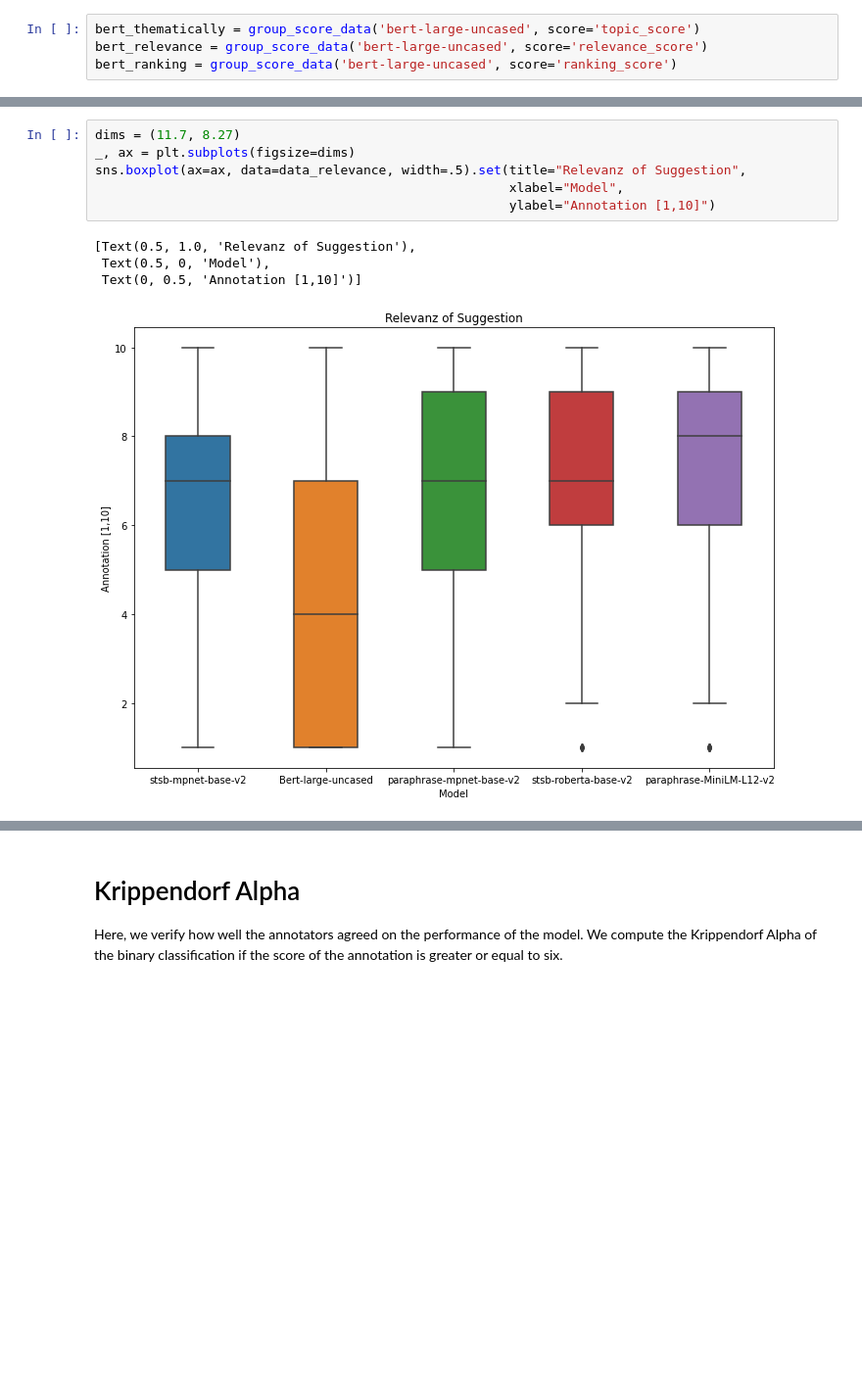
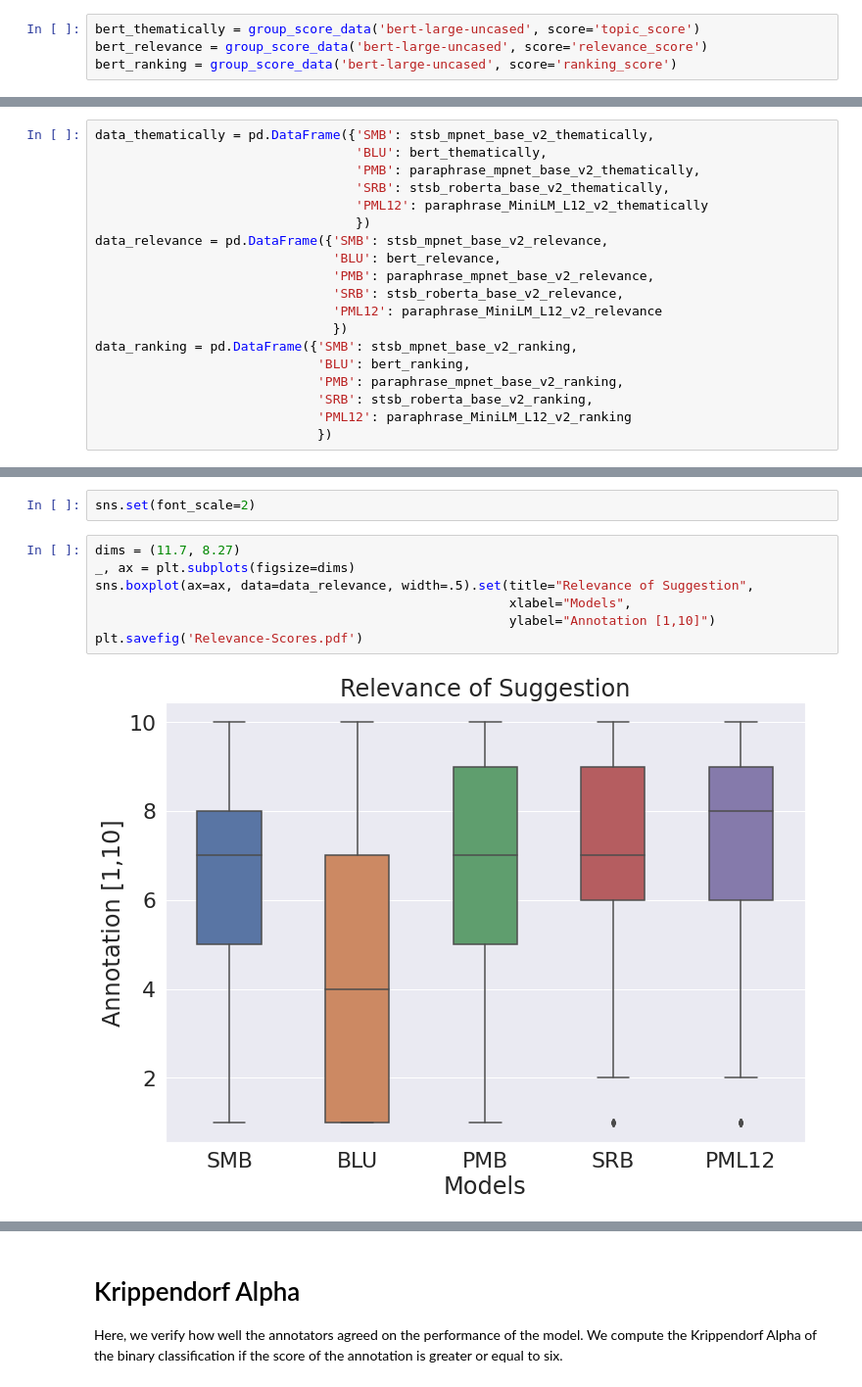
Before and after one commit to hhucn/Inspiring-Heterogeneous-Perspectives-in-News-Media-Comment-Sections, a Jupyter notebook: Evaluation/Evaluation.ipynb, the cells around one changed output, grey strips where cells are left out. Shown at 98% size. Cells and saved outputs as stored; diff of their text form; blank space fills up the shorter version.

```diff
--- a/Evaluation/Evaluation.ipynb
+++ b/Evaluation/Evaluation.ipynb
@@ -91,3 +78,22 @@ data_ranking = pd.DataFrame({'stsb-mpnet-base-v2': stsb_mpnet_base_v2_ranking,
+# %%
+data_thematically = pd.DataFrame({'SMB': stsb_mpnet_base_v2_thematically,
+                                  'BLU': bert_thematically,
+                                  'PMB': paraphrase_mpnet_base_v2_thematically,
+                                  'SRB': stsb_roberta_base_v2_thematically,
+                                  'PML12': paraphrase_MiniLM_L12_v2_thematically
+                                  })
+data_relevance = pd.DataFrame({'SMB': stsb_mpnet_base_v2_relevance,
+                               'BLU': bert_relevance,
+                               'PMB': paraphrase_mpnet_base_v2_relevance,
+                               'SRB': stsb_roberta_base_v2_relevance,
+                               'PML12': paraphrase_MiniLM_L12_v2_relevance
+                               })
+data_ranking = pd.DataFrame({'SMB': stsb_mpnet_base_v2_ranking,
+                             'BLU': bert_ranking,
+                             'PMB': paraphrase_mpnet_base_v2_ranking,
+                             'SRB': stsb_roberta_base_v2_ranking,
+                             'PML12': paraphrase_MiniLM_L12_v2_ranking
+                             })
 # %%
 data_relevance.describe()
 # %% [output]
@@ -127,14 +133,14 @@ data_ranking.describe()
+# %%
+sns.set(font_scale=2)
 # %%
 dims = (11.7, 8.27)
 _, ax = plt.subplots(figsize=dims)
-sns.boxplot(ax=ax, data=data_relevance, width=.5).set(title="Relevanz of Suggestion",
-                                                      xlabel="Model",
+sns.boxplot(ax=ax, data=data_relevance, width=.5).set(title="Relevance of Suggestion",
+                                                      xlabel="Models",
                                                       ylabel="Annotation [1,10]")
+plt.savefig('Relevance-Scores.pdf')
 # %% [output]
-[Text(0.5, 1.0, 'Relevanz of Suggestion'),
- Text(0.5, 0, 'Model'),
- Text(0, 0.5, 'Annotation [1,10]')]
-[figure, old version]
+[figure, new version]
 # %%
 dims = (11.7, 8.27)
 _, ax = plt.subplots(figsize=dims)
```
Also changed, not shown: parts of 18 cells of this notebook.
